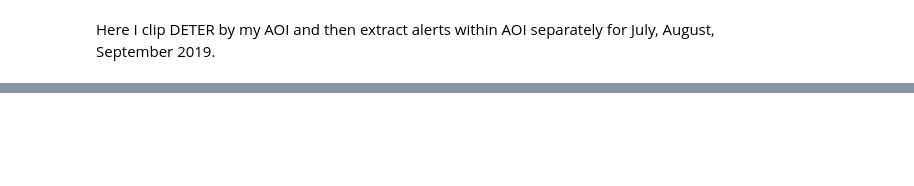
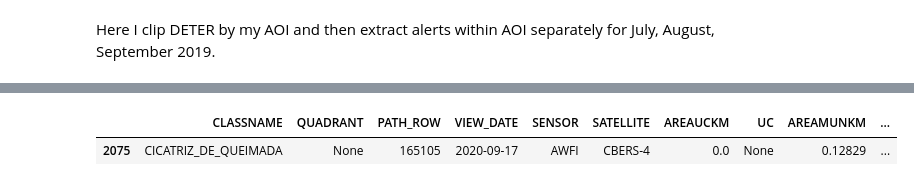
Before and after one commit to janpisl/deforestation, a Jupyter notebook: notebooks/alerts_EDA.ipynb, the cells around one changed output, grey strips where cells are left out. Saved outputs shown, nothing was run; the diff lists cells and outputs as text; code cells hidden in the pictures; blank space fills up the shorter version.

```diff
--- a/notebooks/alerts_EDA.ipynb
+++ b/notebooks/alerts_EDA.ipynb
@@ -79,0 +104,5 @@ print(np.unique(clipped_deter.year))
+# %%
+subset
+# %% [output]
+|  | CLASSNAME | QUADRANT | PATH_ROW | VIEW_DATE | SENSOR | SATELLITE | AREAUCKM | UC | AREAMUNKM | ... |
+| 2075 | CICATRIZ_DE_QUEIMADA | None | 165105 | 2020-09-17 | AWFI | CBERS-4 | 0.0 | None | 0.12829 | ... |
```
Also changed, not shown: parts of 13 cells of this notebook.
